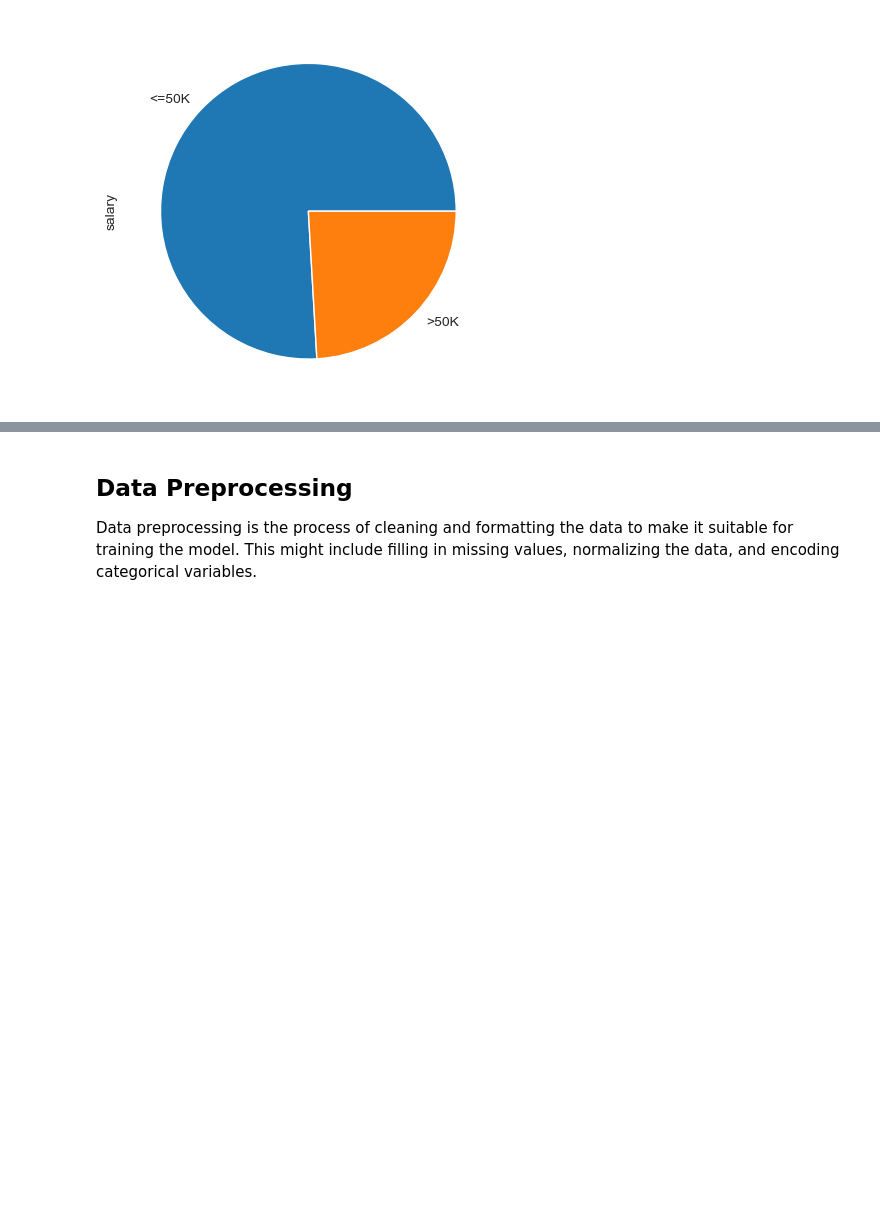
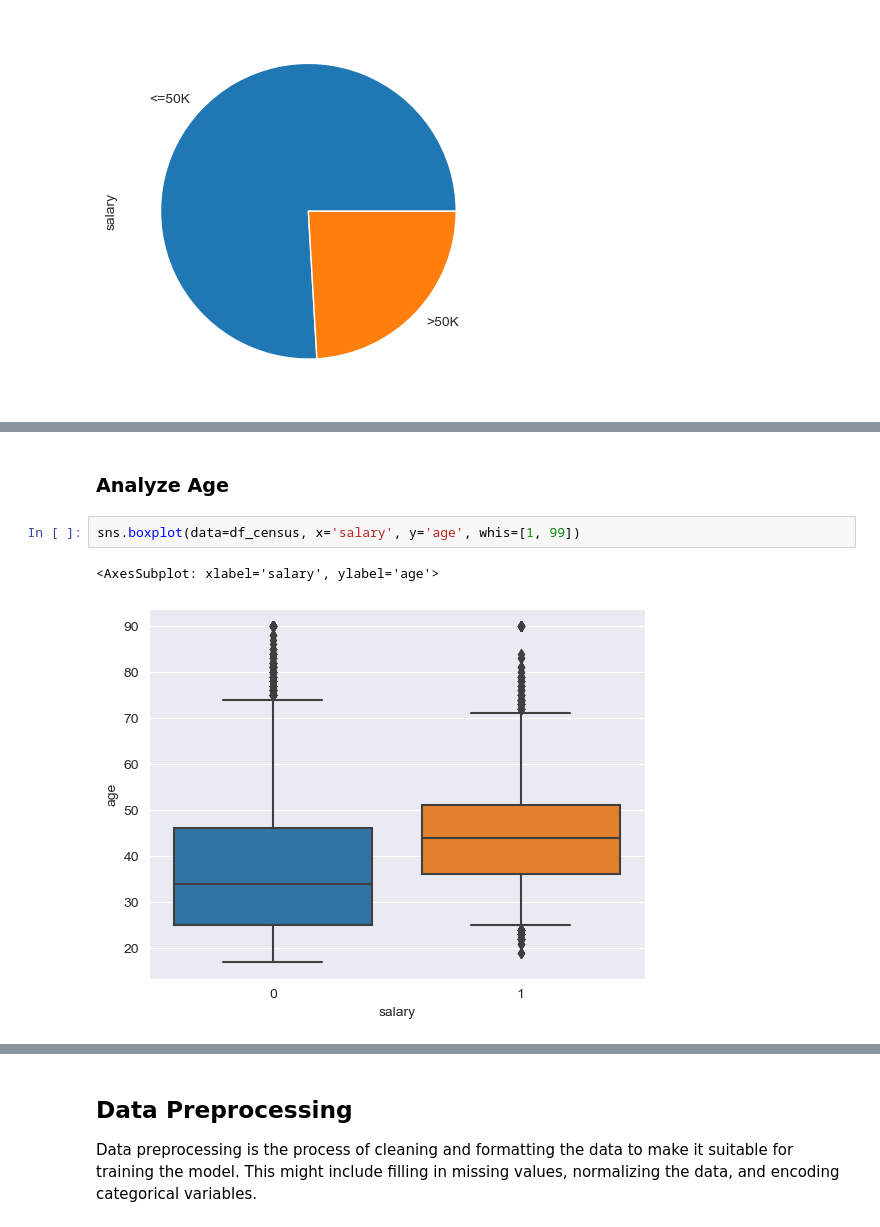
Before and after one commit to markusremplbauer/ai-census, a Jupyter notebook: ai-census.ipynb, the cells around one changed output, grey strips where cells are left out. Drawn from its saved outputs; the diff is of its cells as text; blank space fills up the shorter version.

```diff
--- a/ai-census.ipynb
+++ b/ai-census.ipynb
@@ -278,0 +298,7 @@ df_census['salary'].value_counts().plot(kind='pie');
+# %% [markdown]
+### Analyze Age
+# %%
+sns.boxplot(data=df_census, x='salary', y='age', whis=[1, 99])
+# %% [output]
+<AxesSubplot: xlabel='salary', ylabel='age'>
+[figure, added]
```
Also changed, not shown: parts of 24 cells of this notebook.
